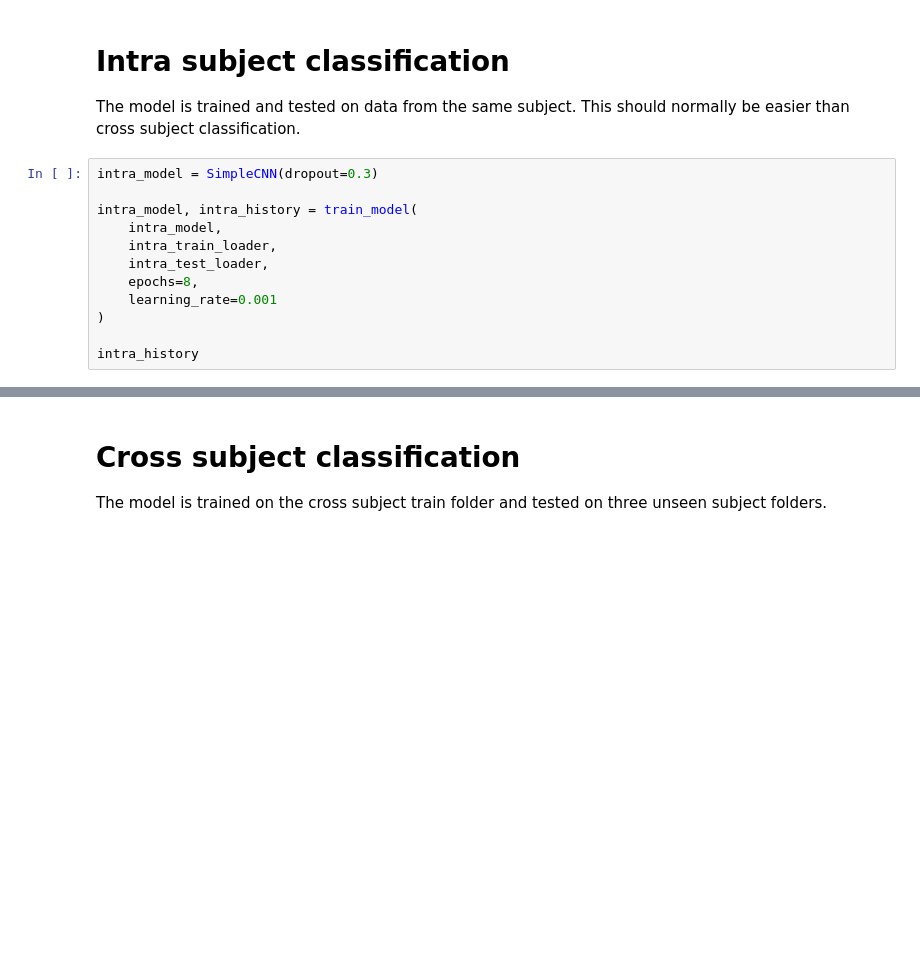
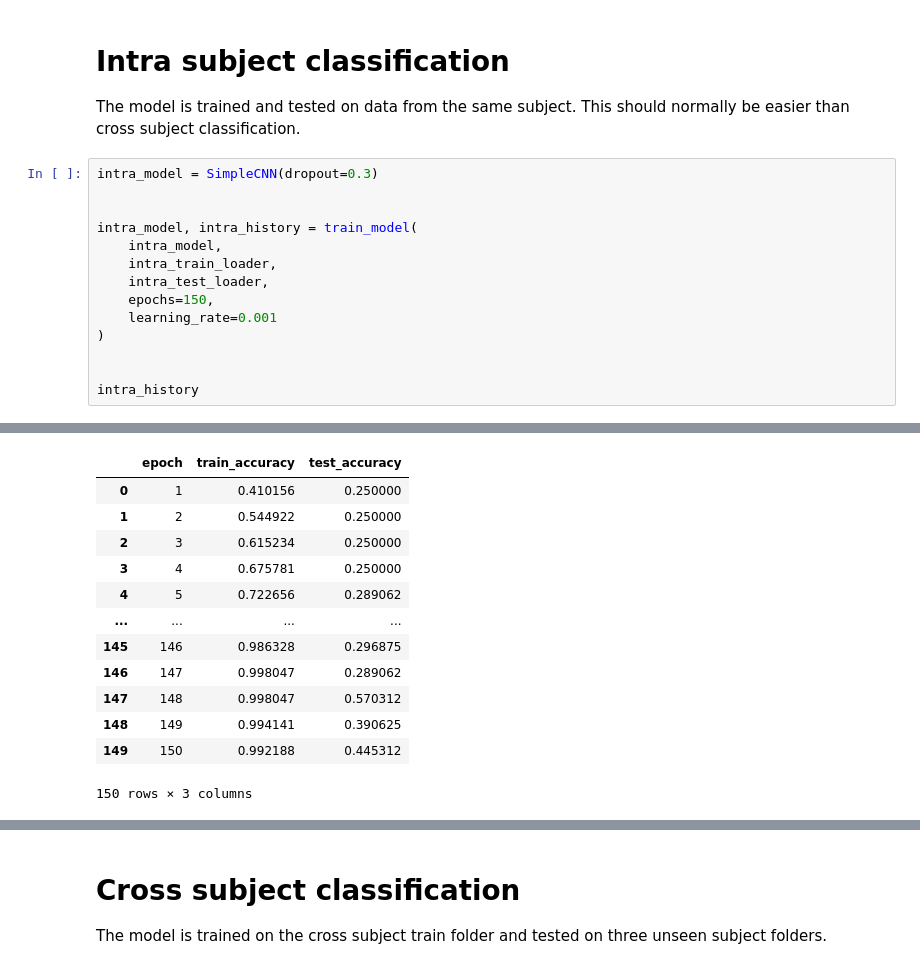
Before and after one commit to Mashu02/DeepLearning_Assignment2, a Jupyter notebook: code_mus.ipynb, the cells around one changed output, grey strips where cells are left out. Drawn from its saved outputs; the diff is of its cells as text; blank space fills up the shorter version.

```diff
--- a/code_mus.ipynb
+++ b/code_mus.ipynb
@@ -308,13 +557,16 @@ def evaluate_model(model, loader):
 The model is trained and tested on data from the same subject. This should normally be easier than cross subject classification.
 # %%
 intra_model = SimpleCNN(dropout=0.3)
+
 
 intra_model, intra_history = train_model(
     intra_model,
     intra_train_loader,
     intra_test_loader,
-    epochs=8,
+    epochs=150,
     learning_rate=0.001
 )
 
+
 intra_history
+# %% [output]
@@ -320,0 +588,13 @@ intra_history
+|  | epoch | train_accuracy | test_accuracy |
+| 0 | 1 | 0.410156 | 0.250000 |
+| 1 | 2 | 0.544922 | 0.250000 |
+| 2 | 3 | 0.615234 | 0.250000 |
+| 3 | 4 | 0.675781 | 0.250000 |
+| 4 | 5 | 0.722656 | 0.289062 |
+| ... | ... | ... | ... |
+| 145 | 146 | 0.986328 | 0.296875 |
+| 146 | 147 | 0.998047 | 0.289062 |
+| 147 | 148 | 0.998047 | 0.570312 |
+| 148 | 149 | 0.994141 | 0.390625 |
+| 149 | 150 | 0.992188 | 0.445312 |
+150 rows × 3 columns
```
Also changed, not shown: parts of 21 cells of this notebook.
